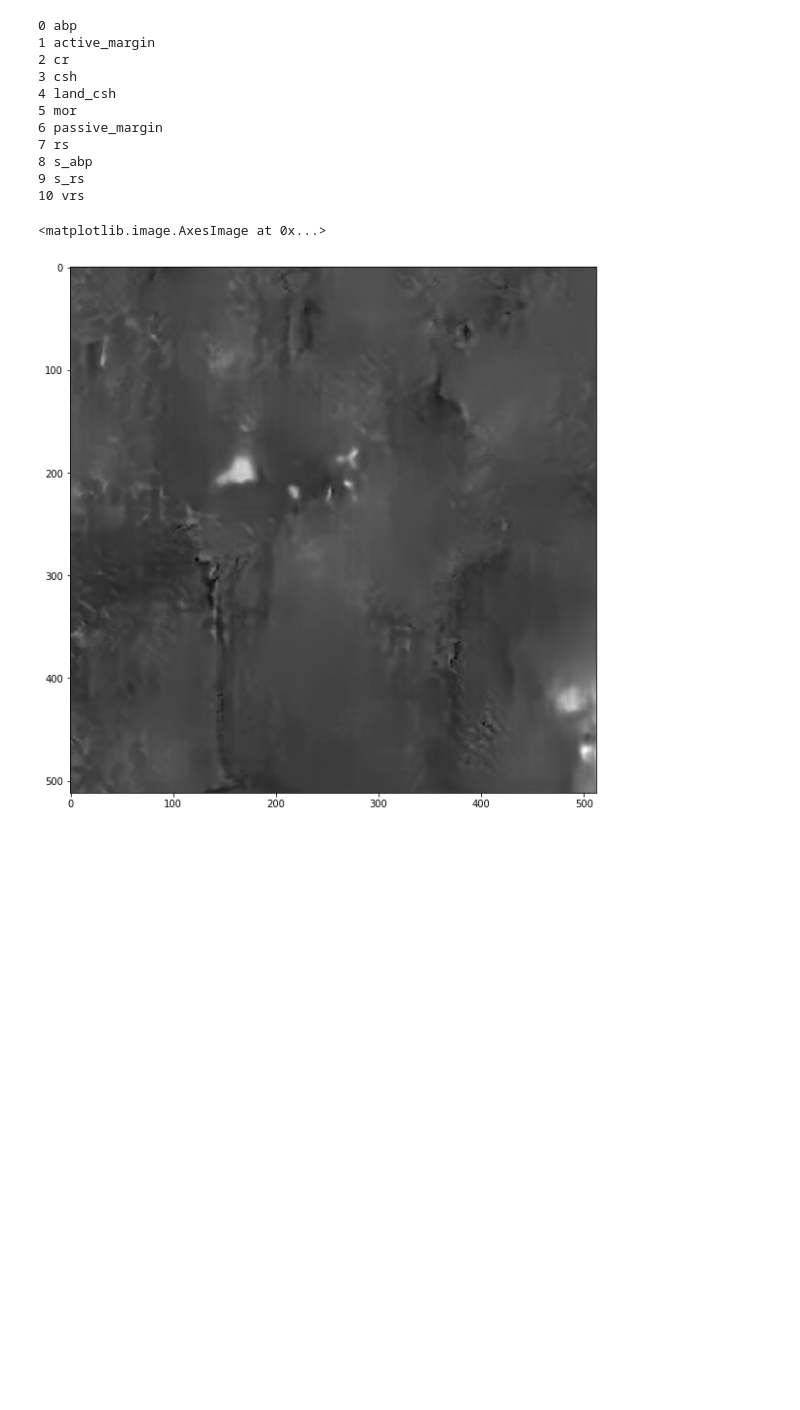
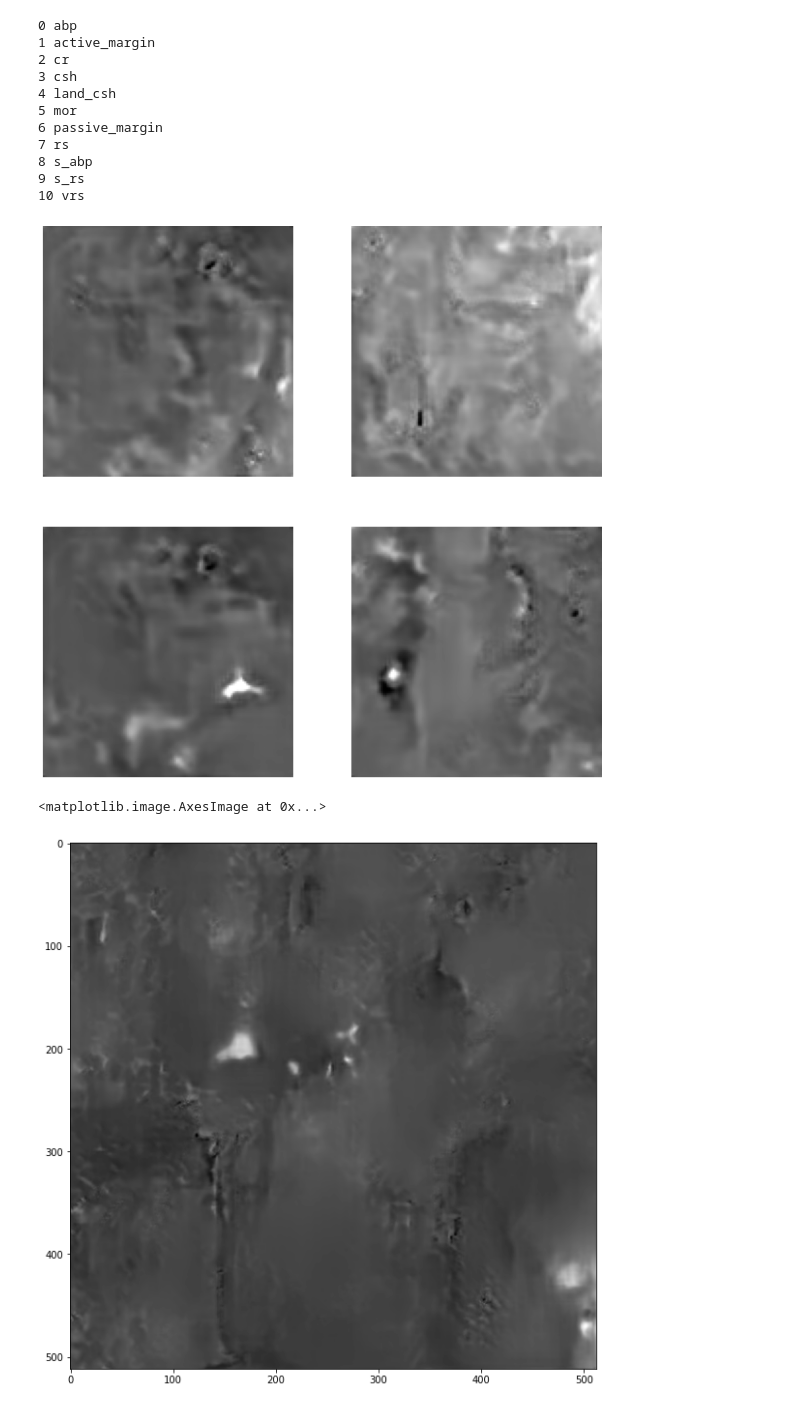
Before and after one commit to nico5655/OceanPSC, a Jupyter notebook: generate_terrain.ipynb, the cells around one changed output. Cells and saved outputs as stored; diff of their text form; code cells hidden in the pictures; blank space fills up the shorter version.

```diff
--- a/generate_terrain.ipynb
+++ b/generate_terrain.ipynb
@@ -19,6 +19,16 @@ print_classes()
 10 vrs
 # %%
 gen=Generation()
+# %%
+plt.figure(figsize=(15,15))
+for i in range(4):
+    map=gen.generate_one_sample(7)
+    plt.subplot(2,2,i+1)
+    plt.imshow(map,cmap='gray')
+    plt.axis('off')
+plt.show()
+# %% [output]
+[figure, added]
 # %%
 classes=np.array([[7,7,7,7],
                   [7,9,7,7],
```
Also changed, not shown: 2 other files.
